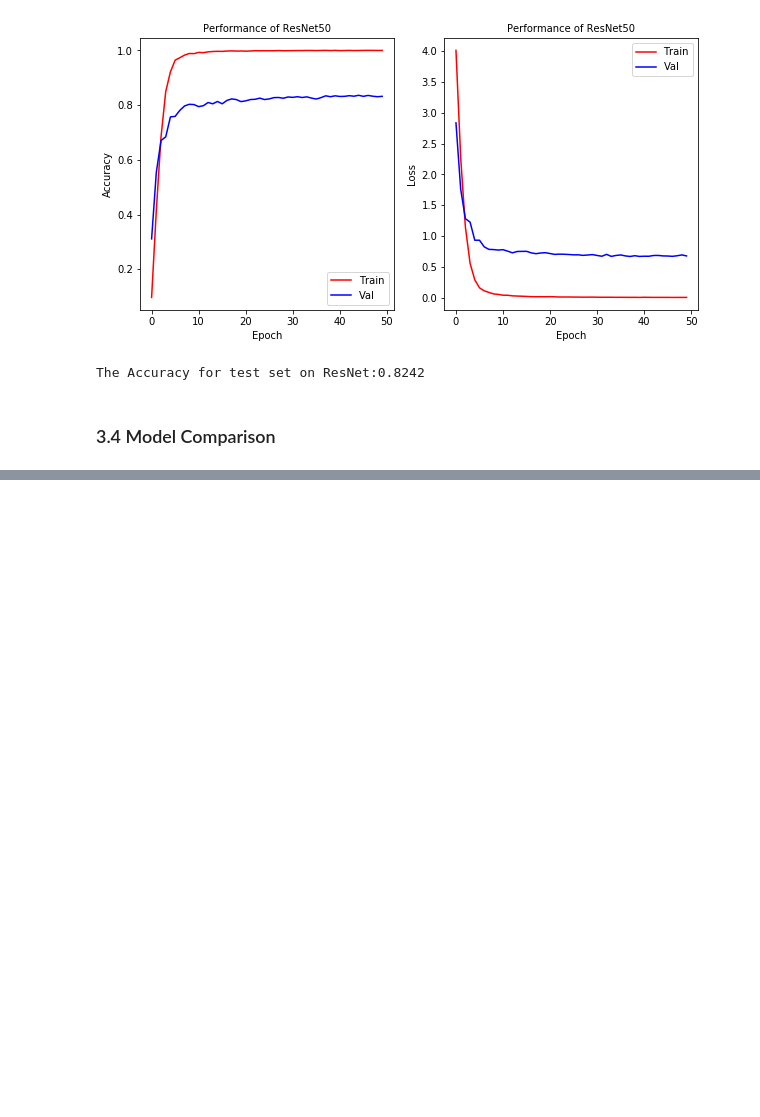
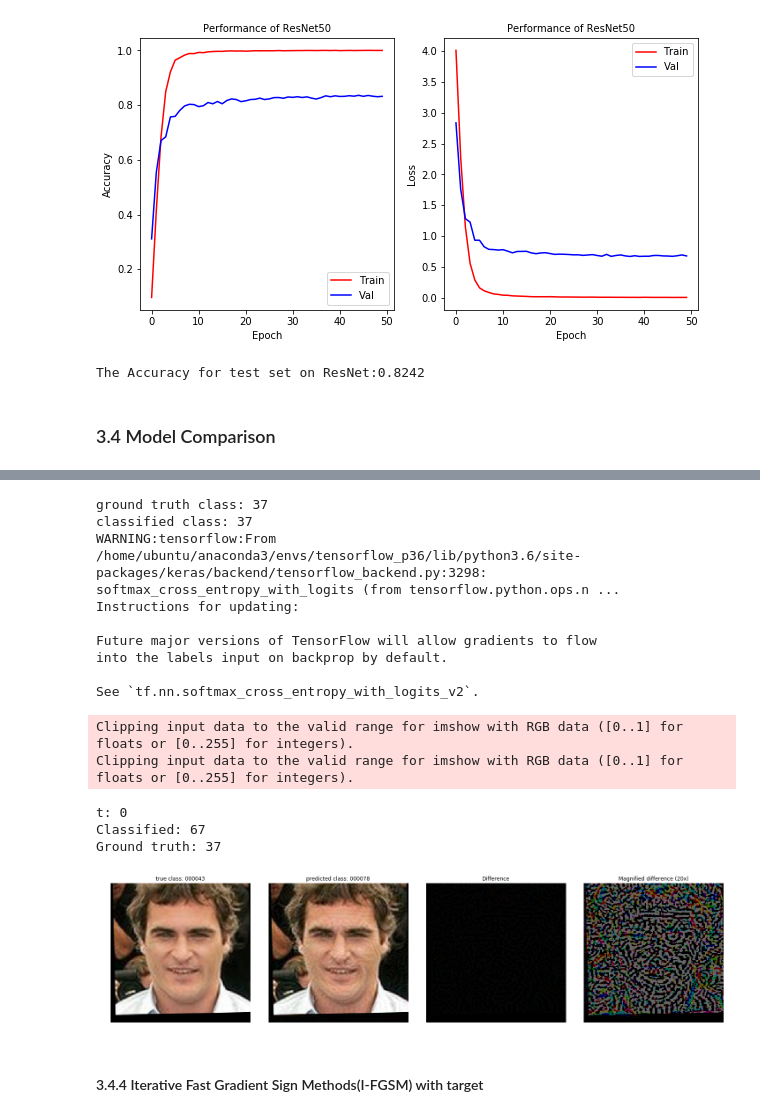
Before and after one commit to YimingXu1213/am231, a Jupyter notebook: Model_processed-p83_resnet.ipynb, the cells around one changed output, grey strips where cells are left out. Cells and saved outputs as stored; diff of their text form; code cells hidden in the pictures; blank space fills up the shorter version.

Commit message:
Added optimization methods and batch processing

```diff
--- a/Model_processed-p83_resnet.ipynb
+++ b/Model_processed-p83_resnet.ipynb
@@ -622,0 +946,43 @@ The Accuracy for test set on ResNet:0.8242
+# %%
+def plot_IFGSM(model, index_list):
+    X = X_train[index_list]
+    y = y_train[index_list]
+    X_fooling, classified_score = IFGSM(X, y, model)
+
+    for i in range(len(X_fooling)):
+        plt.figure(figsize=(10,5))
+        plt.subplot(1, 4, 1)
+        plt.imshow(X[i])
+        plt.axis('off')
+        plt.title("true class: " + label_name_list[np.argmax(y, axis=1)[i]])
+        plt.subplot(1, 4, 2)
+        plt.imshow(X_fooling[i])
+        plt.title("predicted class: " + label_name_list[classified_score[i]])
+        plt.axis('off')
+        plt.subplot(1, 4, 3)
+        plt.title('Difference')
+        plt.imshow(X[i]-X_fooling[i])
+        plt.axis('off')
+        plt.subplot(1, 4, 4)
+        plt.title('Magnified difference (20x)')
+        plt.imshow(20 * (X[i]-X_fooling[i]))
+        plt.axis('off')
+        plt.gcf().tight_layout()
+# %%
+plot_IFGSM(vgg, [1,3,5,7,9])
+# %% [output]
+ground truth class: 37
+classified class: 37
+WARNING:tensorflow:From /home/ubuntu/anaconda3/envs/tensorflow_p36/lib/python3.6/site-packages/keras/backend/tensorflow_backend.py:3298: softmax_cross_entropy_with_logits (from tensorflow.python.ops.n ...
+Instructions for updating:
+
+Future major versions of TensorFlow will allow gradients to flow
+into the labels input on backprop by default.
+
+See `tf.nn.softmax_cross_entropy_with_logits_v2`.
+Clipping input data to the valid range for imshow with RGB data ([0..1] for floats or [0..255] for integers).
+Clipping input data to the valid range for imshow with RGB data ([0..1] for floats or [0..255] for integers).
+t: 0
+Classified: 67
+Ground truth: 37
+[figure, added]
@@ -622,0 +994,2 @@ The Accuracy for test set on ResNet:0.8242
+# %% [markdown]
+#### 3.4.4 Iterative Fast Gradient Sign Methods(I-FGSM) with target
```
Also changed, not shown: parts of 31 cells of this notebook.
